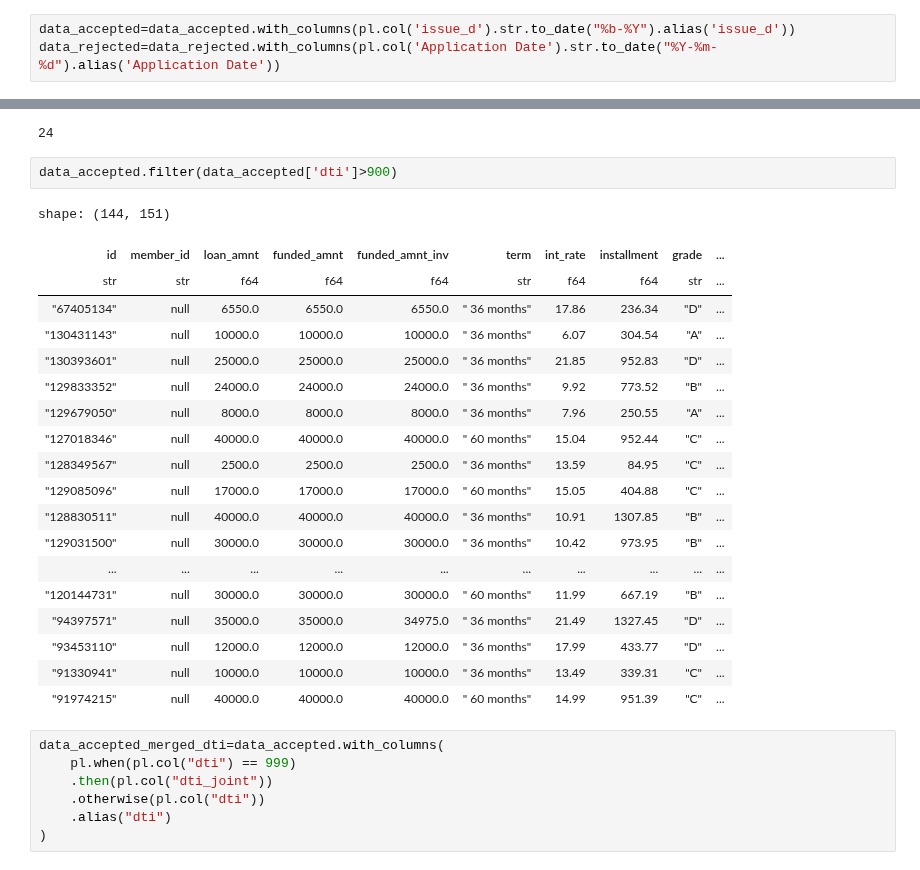
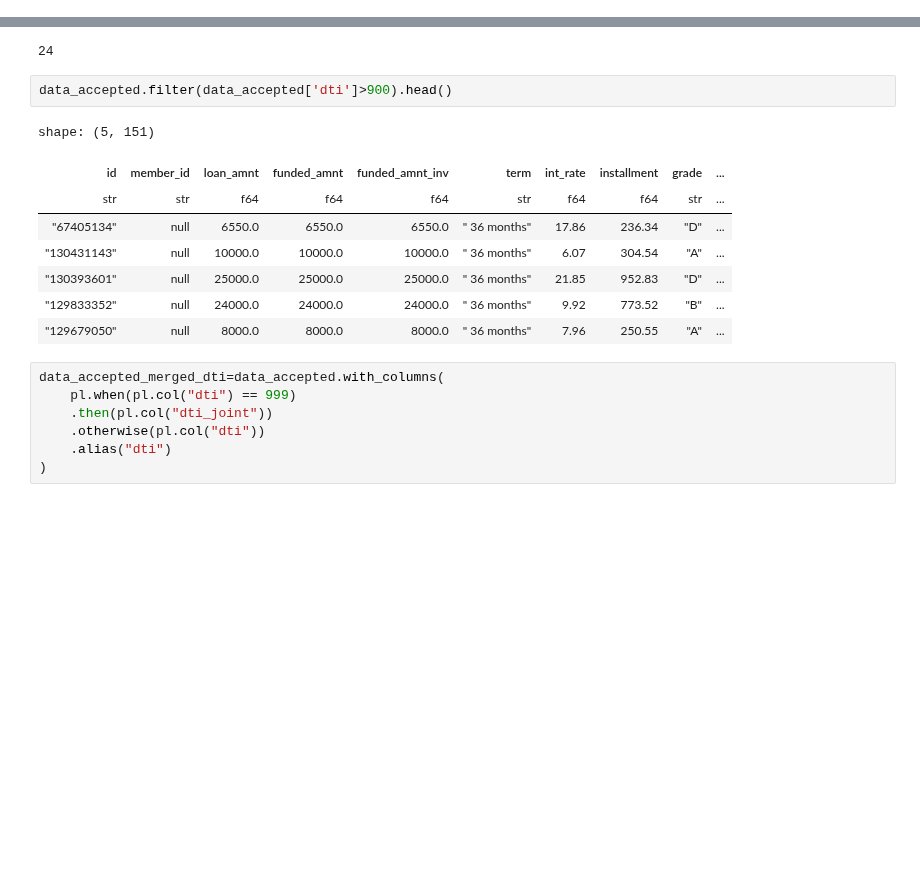
Before and after one commit to gediminas-skvarnavicius/lending-club, a Jupyter notebook: EDA.ipynb, the cells around one changed output, grey strips where cells are left out. Saved outputs shown, nothing was run; the diff lists cells and outputs as text; blank space fills up the shorter version.

```diff
--- a/EDA.ipynb
+++ b/EDA.ipynb
@@ -62,9 +66,6 @@ shape: (5, 151)
 | "68341763" | null | 20000.0 | 20000.0 | 20000.0 | " 60 months" | 10.78 | 432.66 | "B" | ... |
 | "66310712" | null | 35000.0 | 35000.0 | 35000.0 | " 60 months" | 14.85 | 829.9 | "C" | ... |
 | "68476807" | null | 10400.0 | 10400.0 | 10400.0 | " 60 months" | 22.45 | 289.91 | "F" | ... |
-# %%
-data_accepted=data_accepted.with_columns(pl.col('issue_d').str.to_date("%b-%Y").alias('issue_d'))
-data_rejected=data_rejected.with_columns(pl.col('Application Date').str.to_date("%Y-%m-%d").alias('Application Date'))
 # %%
 data_accepted.head()
 # %% [output]
@@ -109,27 +110,16 @@ data_accepted.find_idx_by_name('dti')
 # %% [output]
 24
 # %%
-data_accepted.filter(data_accepted['dti']>900)
+data_accepted.filter(data_accepted['dti']>900).head()
 # %% [output]
-shape: (144, 151)
+shape: (5, 151)
 | id | member_id | loan_amnt | funded_amnt | funded_amnt_inv | term | int_rate | installment | grade | ... |
 | str | str | f64 | f64 | f64 | str | f64 | f64 | str | ... |
 | "67405134" | null | 6550.0 | 6550.0 | 6550.0 | " 36 months" | 17.86 | 236.34 | "D" | ... |
 | "130431143" | null | 10000.0 | 10000.0 | 10000.0 | " 36 months" | 6.07 | 304.54 | "A" | ... |
 | "130393601" | null | 25000.0 | 25000.0 | 25000.0 | " 36 months" | 21.85 | 952.83 | "D" | ... |
 | "129833352" | null | 24000.0 | 24000.0 | 24000.0 | " 36 months" | 9.92 | 773.52 | "B" | ... |
 | "129679050" | null | 8000.0 | 8000.0 | 8000.0 | " 36 months" | 7.96 | 250.55 | "A" | ... |
-| "127018346" | null | 40000.0 | 40000.0 | 40000.0 | " 60 months" | 15.04 | 952.44 | "C" | ... |
-| "128349567" | null | 2500.0 | 2500.0 | 2500.0 | " 36 months" | 13.59 | 84.95 | "C" | ... |
-| "129085096" | null | 17000.0 | 17000.0 | 17000.0 | " 60 months" | 15.05 | 404.88 | "C" | ... |
-| "128830511" | null | 40000.0 | 40000.0 | 40000.0 | " 36 months" | 10.91 | 1307.85 | "B" | ... |
-| "129031500" | null | 30000.0 | 30000.0 | 30000.0 | " 36 months" | 10.42 | 973.95 | "B" | ... |
-| ... | ... | ... | ... | ... | ... | ... | ... | ... | ... |
-| "120144731" | null | 30000.0 | 30000.0 | 30000.0 | " 60 months" | 11.99 | 667.19 | "B" | ... |
-| "94397571" | null | 35000.0 | 35000.0 | 34975.0 | " 36 months" | 21.49 | 1327.45 | "D" | ... |
-| "93453110" | null | 12000.0 | 12000.0 | 12000.0 | " 36 months" | 17.99 | 433.77 | "D" | ... |
-| "91330941" | null | 10000.0 | 10000.0 | 10000.0 | " 36 months" | 13.49 | 339.31 | "C" | ... |
-| "91974215" | null | 40000.0 | 40000.0 | 40000.0 | " 60 months" | 14.99 | 951.39 | "C" | ... |
 # %%
 data_accepted_merged_dti=data_accepted.with_columns(
     pl.when(pl.col("dti") == 999)
```
Also changed, not shown: parts of 31 cells of this notebook, 3 other files.
